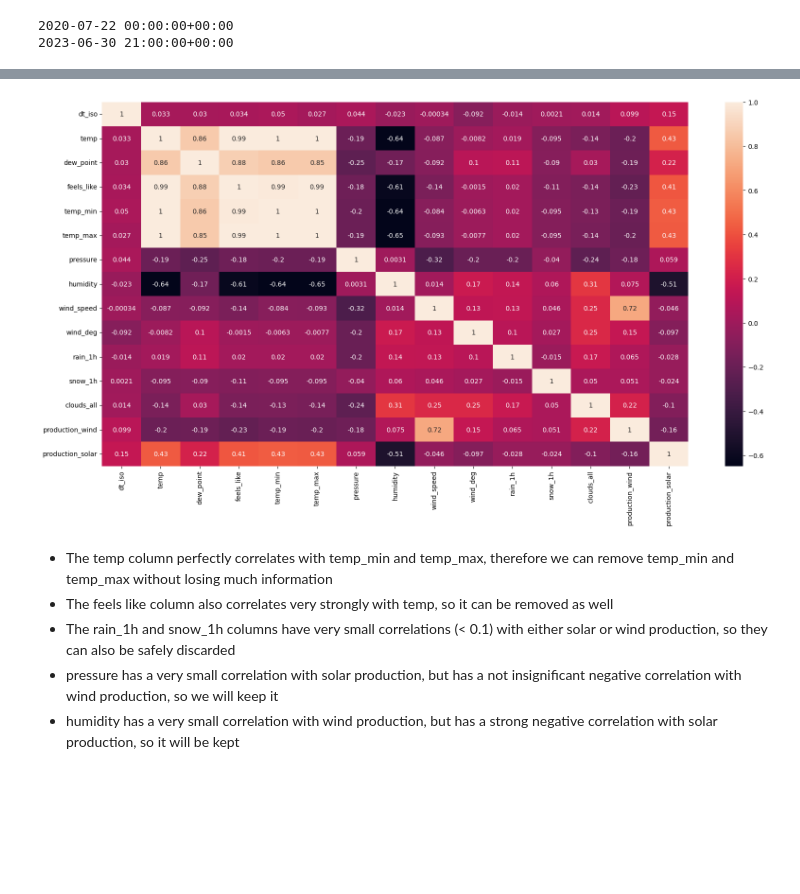
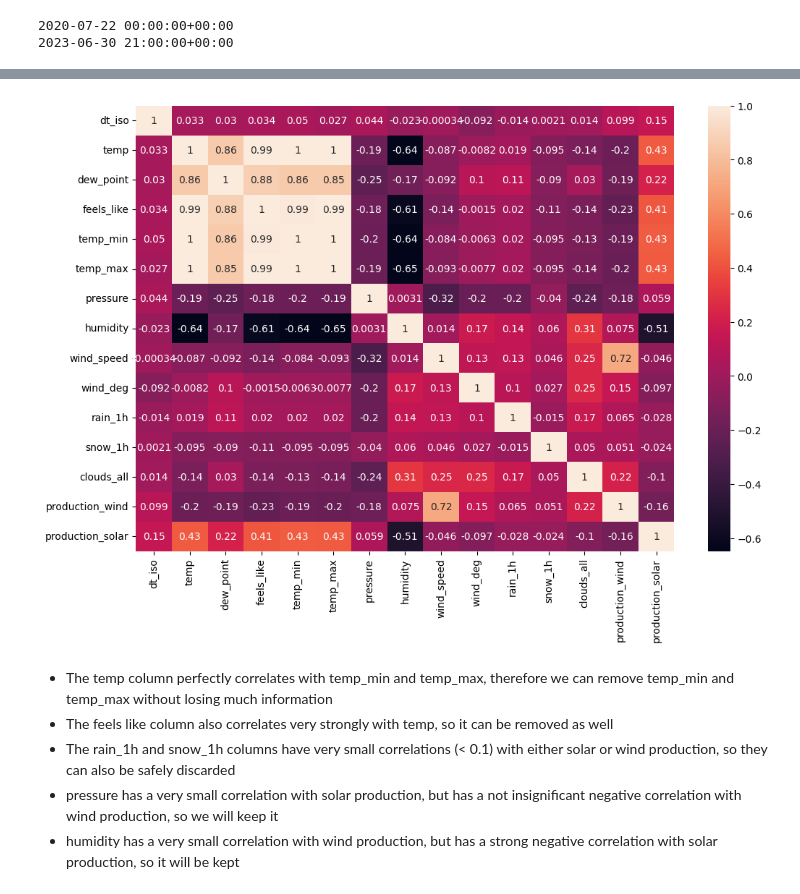
Before and after one commit to ibrahimmkhalid/data-228-project, a Jupyter notebook: exploring.sync.ipynb, the cells around one changed output, grey strips where cells are left out. Cells and saved outputs as stored; diff of their text form; code cells hidden in the pictures; blank space fills up the shorter version.

```diff
--- a/exploring.sync.ipynb
+++ b/exploring.sync.ipynb
@@ -373,9 +373,9 @@ ani.save("energy_production.mp4")
 # %%
-plt.figure(figsize=(20, 10))
+plt.figure(figsize=(12, 8))
 sns.heatmap(df.corr(), annot=True)
 plt.show()
 # %% [output]
-[figure, old version]
+[figure, new version]
 # %% [markdown]
 - The temp column perfectly correlates with temp_min and temp_max, therefore we can remove temp_min and temp_max without losing much information
 - The feels like column also correlates very strongly with temp, so it can be removed as well
```
Also changed, not shown: parts of 3 cells of this notebook, 3 other files.
